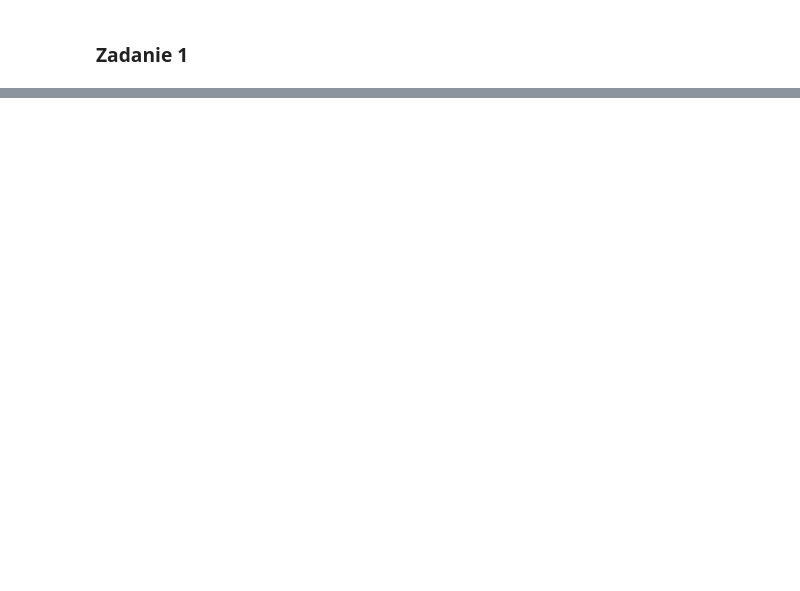
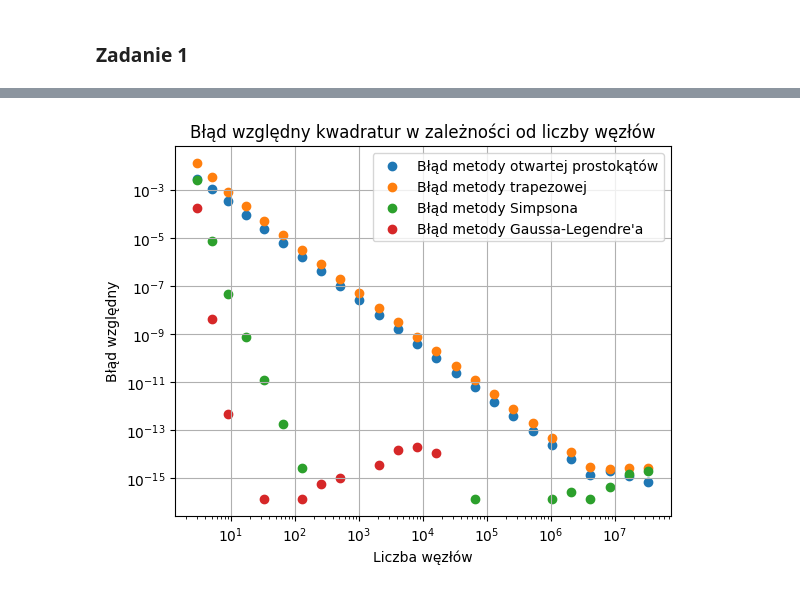
Before and after one commit to memecat5/MOWNIT, a Jupyter notebook: lab6/lab6.ipynb, the cells around one changed output, grey strips where cells are left out. Cells and saved outputs as stored; diff of their text form; code cells hidden in the pictures; blank space fills up the shorter version.

```diff
--- a/lab6/lab6.ipynb
+++ b/lab6/lab6.ipynb
@@ -48,0 +98,37 @@ plt.show()
+# %%
+import scipy.special
+
+a, b = 0, 1
+
+def gauss_legendre(roots, weighs, f):
+    return np.sum(weighs * f(roots))
+
+xs_g = np.array([2 ** i + 1 for i in range(1, 15)])
+
+gauss_results = np.empty(len(xs_g))
+
+for i, x in enumerate(xs_g):
+    # returns roots for [-1, 1] interval
+    roots, weighs = scipy.special.roots_legendre(x)
+
+    # those transformations are in scipy's docs
+    transformed_roots = (b-a)/2 * roots + (b+a)/2
+    gauss_results[i] = (b-a)/2 * gauss_legendre(transformed_roots, weighs, f)
+
+gauss_error = abs((gauss_results - np.pi) / np.pi)
+# %%
+# draw
+plt.scatter(xs, midpoint_error, label="Błąd metody otwartej prostokątów")
+plt.scatter(xs, trapz_error, label="Błąd metody trapezowej")
+plt.scatter(xs, simps_error, label="Błąd metody Simpsona")
+plt.scatter(xs_g, gauss_error, label="Błąd metody Gaussa-Legendre'a")
+plt.xlabel("Liczba węzłów")
+plt.ylabel("Błąd względny")
+plt.xscale("log")
+plt.yscale("log")
+plt.title("Błąd względny kwadratur w zależności od liczby węzłów")
+plt.legend()
+plt.grid()
+plt.show()
+# %% [output]
+[figure, added]
```
Also changed, not shown: parts of 7 cells of this notebook.
